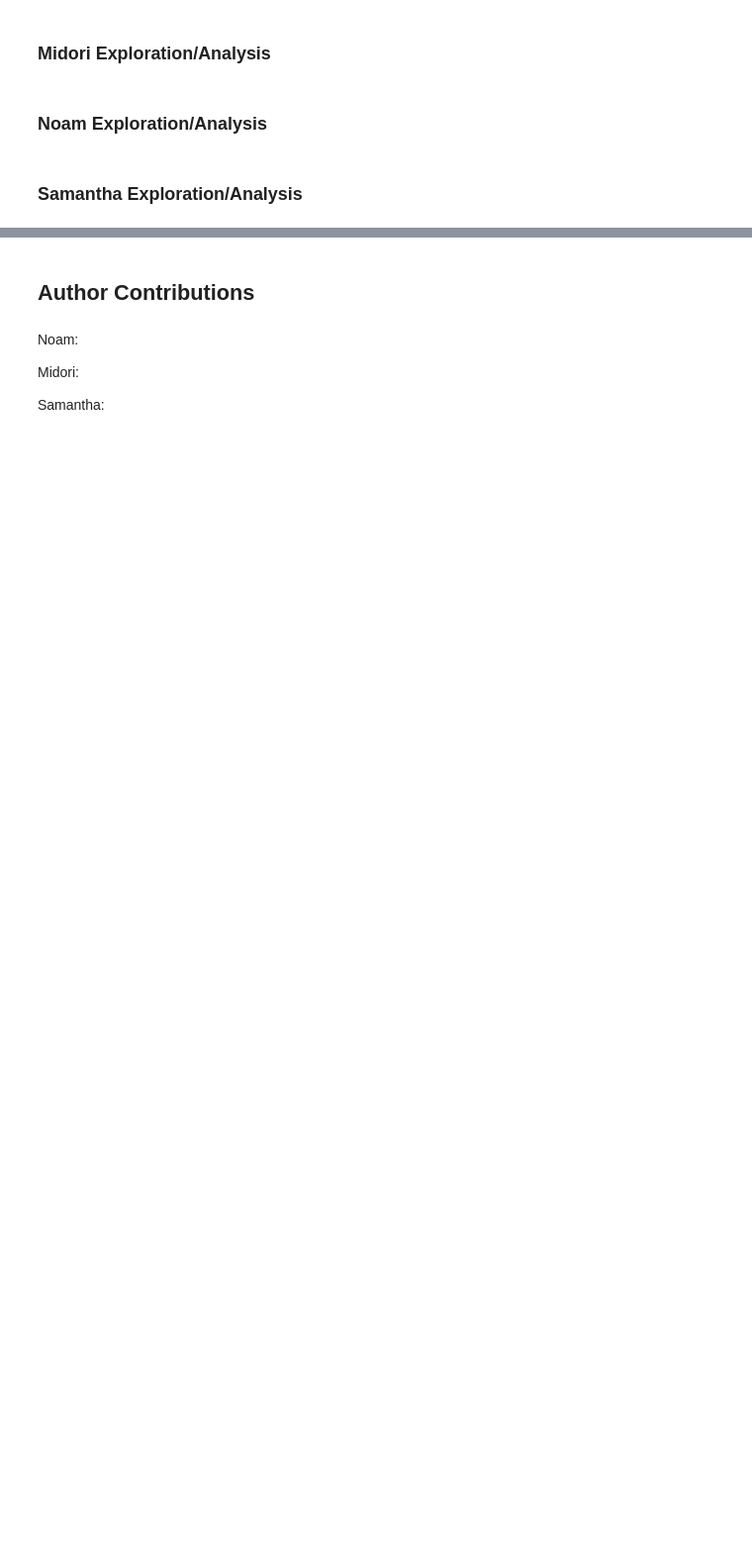
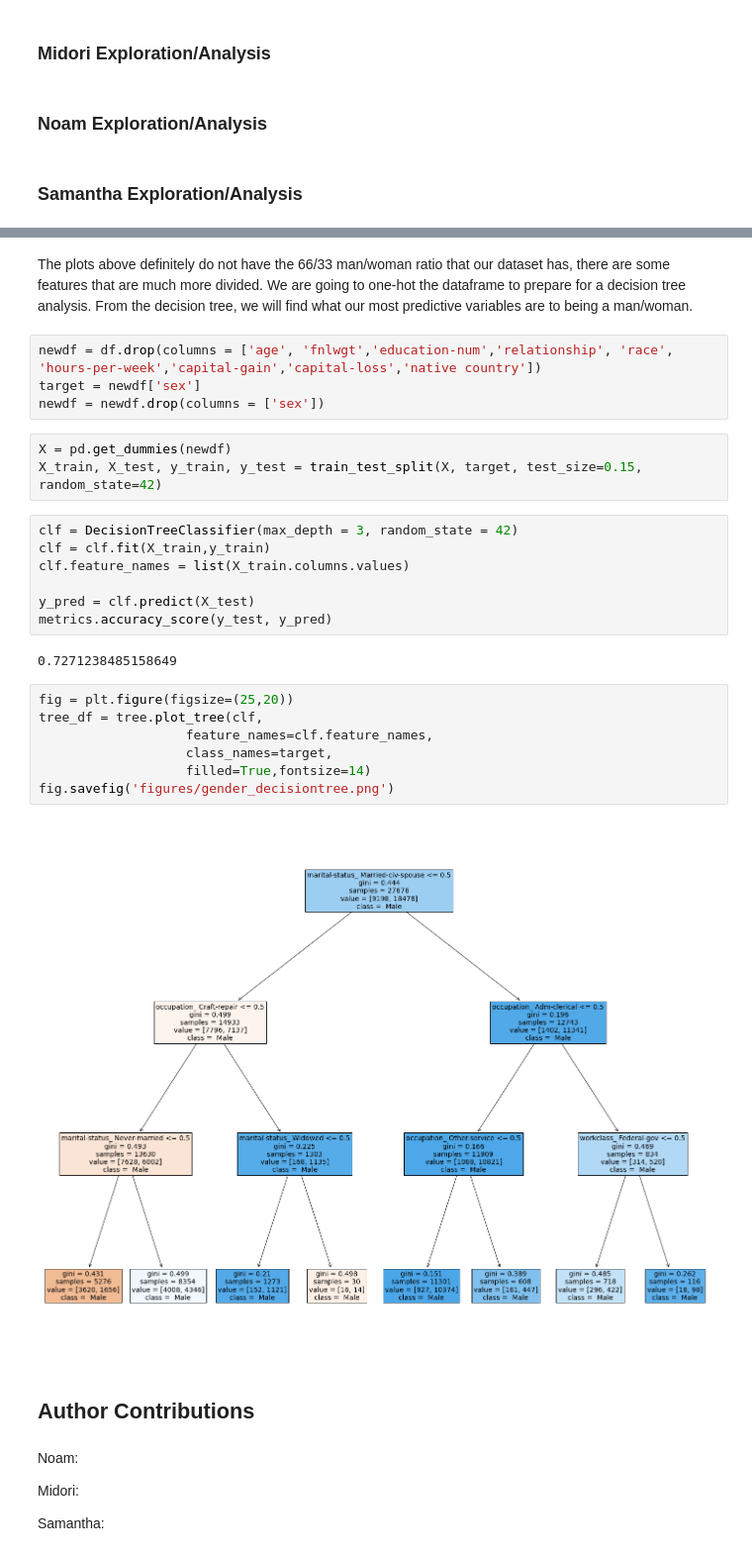
Before and after one commit to UCB-stat-159-s22/hw07-group23, a Jupyter notebook: main.ipynb, the cells around one changed output, grey strips where cells are left out. Shown at 99% size. Cells and saved outputs as stored; diff of their text form; blank space fills up the shorter version.

```diff
--- a/main.ipynb
+++ b/main.ipynb
@@ -49,3 +71,30 @@ df.head()
+# %% [markdown]
+The plots above definitely do not have the 66/33 man/woman ratio that our dataset has, there are some features that are much more divided. We are going to one-hot the dataframe to prepare for a decision tree analysis. From the decision tree, we will find what our most predictive variables are to being a man/woman.
+# %%
+newdf = df.drop(columns = ['age', 'fnlwgt','education-num','relationship', 'race', 'hours-per-week','capital-gain','capital-loss','native country'])
+target = newdf['sex']
+newdf = newdf.drop(columns = ['sex'])
+# %%
+X = pd.get_dummies(newdf)
+X_train, X_test, y_train, y_test = train_test_split(X, target, test_size=0.15, random_state=42)
+# %%
+clf = DecisionTreeClassifier(max_depth = 3, random_state = 42)
+clf = clf.fit(X_train,y_train)
+clf.feature_names = list(X_train.columns.values)
+
+y_pred = clf.predict(X_test)
+metrics.accuracy_score(y_test, y_pred)
+# %% [output]
+0.7271238485158649
+# %%
+fig = plt.figure(figsize=(25,20))
+tree_df = tree.plot_tree(clf,
+                   feature_names=clf.feature_names,
+                   class_names=target,
+                   filled=True,fontsize=14)
+fig.savefig('figures/gender_decisiontree.png')
+# %% [output]
+[figure, added]
 # %% [markdown]
 ## Author Contributions
 # %% [markdown]
```
Also changed, not shown: parts of 4 cells of this notebook, 1 other file.
